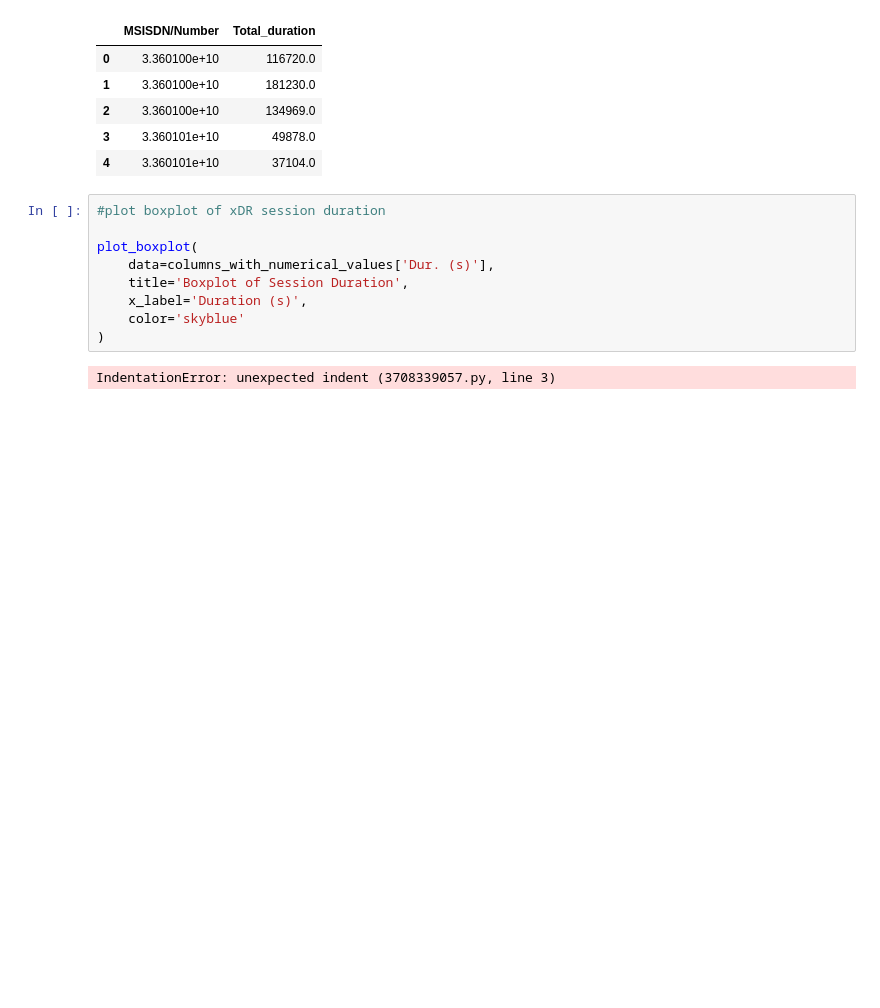
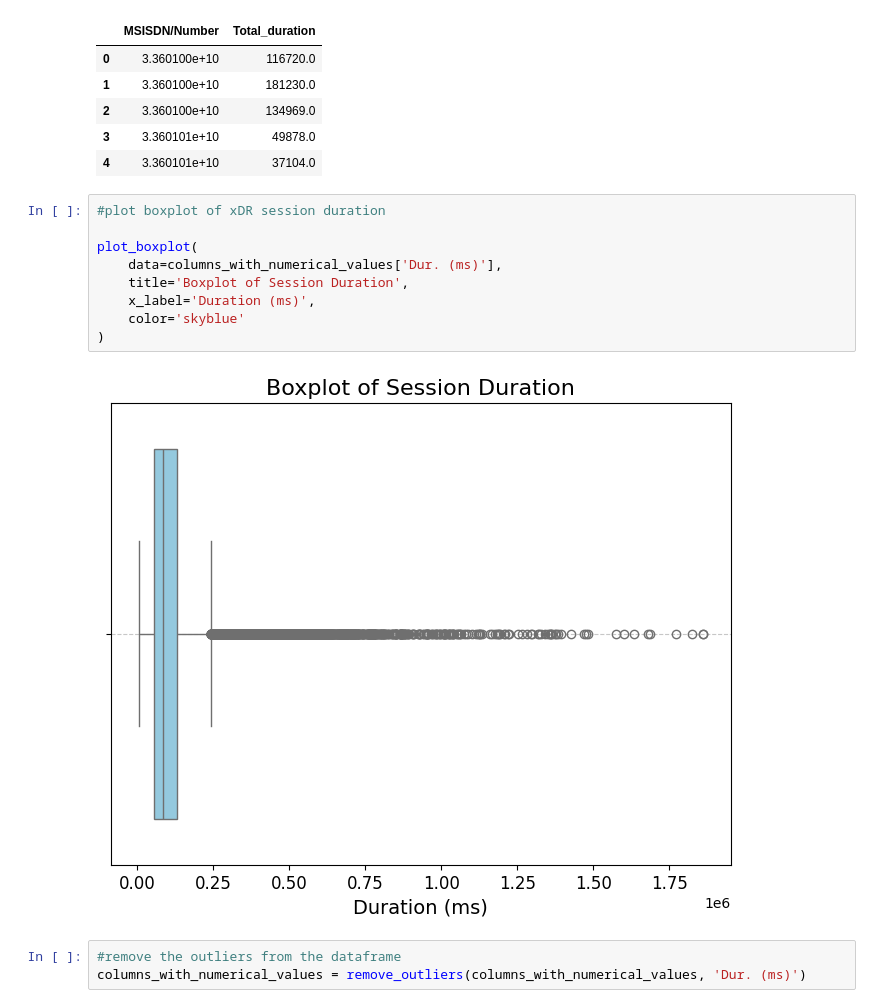
Before and after one commit to melatteshome/User-Analytics-Telecom-Industry, a Jupyter notebook: notebooks/user_behaviour_analysis.ipynb, the cells around one changed output. Drawn from its saved outputs; the diff is of its cells as text; blank space fills up the shorter version.

Commit message:
removed outliers from xDR session duration dataframe

```diff
--- a/notebooks/user_behaviour_analysis.ipynb
+++ b/notebooks/user_behaviour_analysis.ipynb
@@ -148,11 +148,14 @@ xdr_session_duration.head()
 # %%
 #plot boxplot of xDR session duration
 
 plot_boxplot(
-    data=columns_with_numerical_values['Dur. (s)'],
+    data=columns_with_numerical_values['Dur. (ms)'],
     title='Boxplot of Session Duration',
-    x_label='Duration (s)',
+    x_label='Duration (ms)',
     color='skyblue'
 )
 # %% [output]
-IndentationError: unexpected indent (3708339057.py, line 3)
+[figure, added]
+# %%
+#remove the outliers from the dataframe
+columns_with_numerical_values = remove_outliers(columns_with_numerical_values, 'Dur. (ms)')
```
Also changed, not shown: parts of 2 cells of this notebook.
